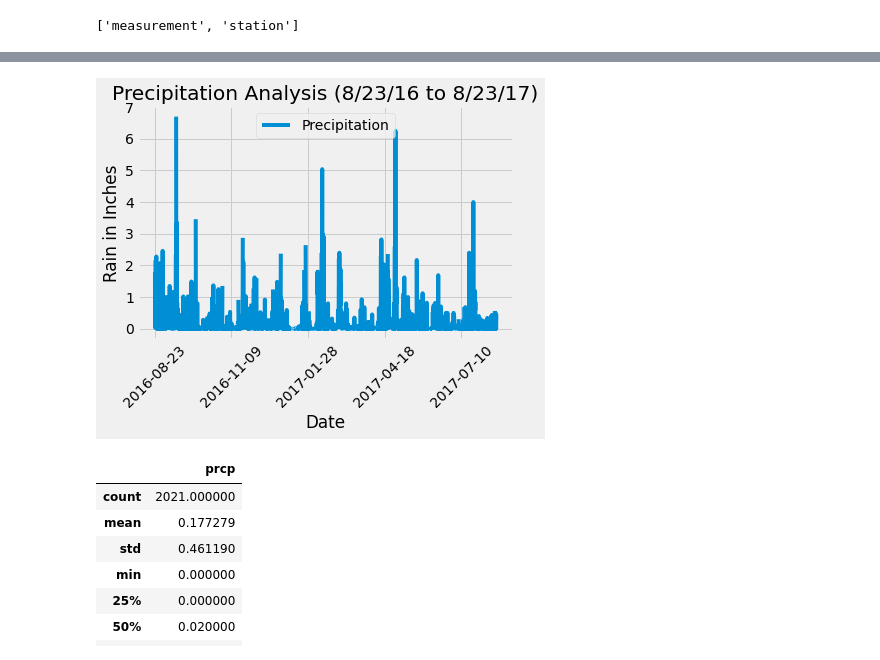
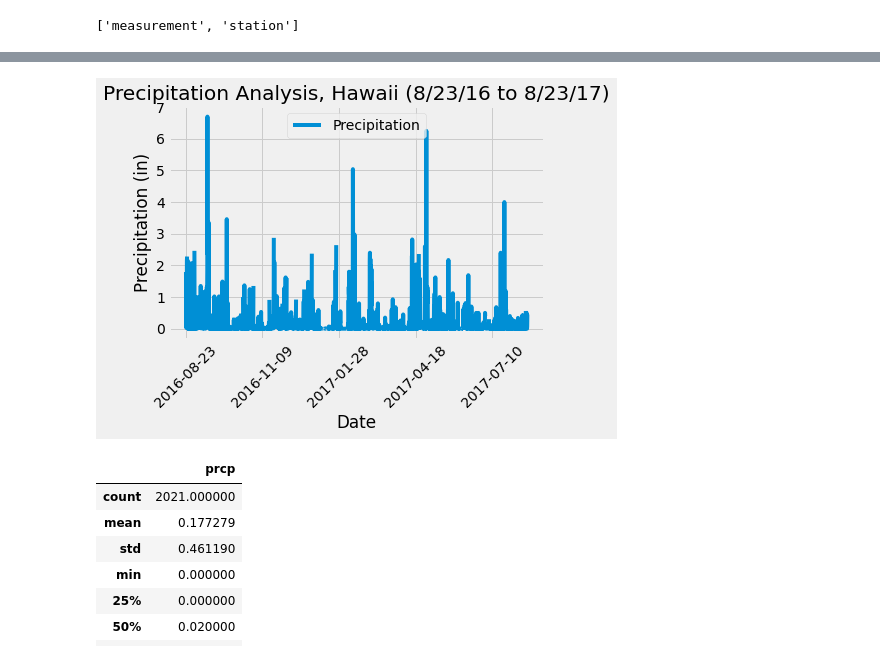
Before and after one commit to abgarberpaul/Weather-sqlalchemy-challenge, a Jupyter notebook: climate_code.ipynb, the cells around one changed output, grey strips where cells are left out. Drawn from its saved outputs; the diff is of its cells as text; code cells hidden in the pictures.

```diff
--- a/climate_starter.ipynb
+++ b/climate_code.ipynb
@@ -188,17 +177,17 @@ revised_df
 2230 rows × 1 columns
 # %%
 # 5. Use Pandas Plotting with Matplotlib to plot the data [ use the plot method]
-# revised_df.plot(rot=90)
+#
 revised_df.plot()
 plt.xlabel("Date")
-plt.ylabel("Rain in Inches")
-plt.title("Precipitation Analysis (8/23/16 to 8/23/17)")
+plt.ylabel("Precipitation (in)")
+plt.title("Precipitation Analysis, Hawaii (8/23/16 to 8/23/17)")
 plt.legend(["Precipitation"])
 plt.xticks(rotation=45)
 # plt.tight_layout()
 plt.show()
 # %% [output]
-[figure, old version]
+[figure, new version]
 # %%
 # 6. Use Pandas to calculate and print the summary statistics for the precipitation data
 revised_df.describe()
```
Also changed, not shown: parts of 15 cells of this notebook, 2 other files.
